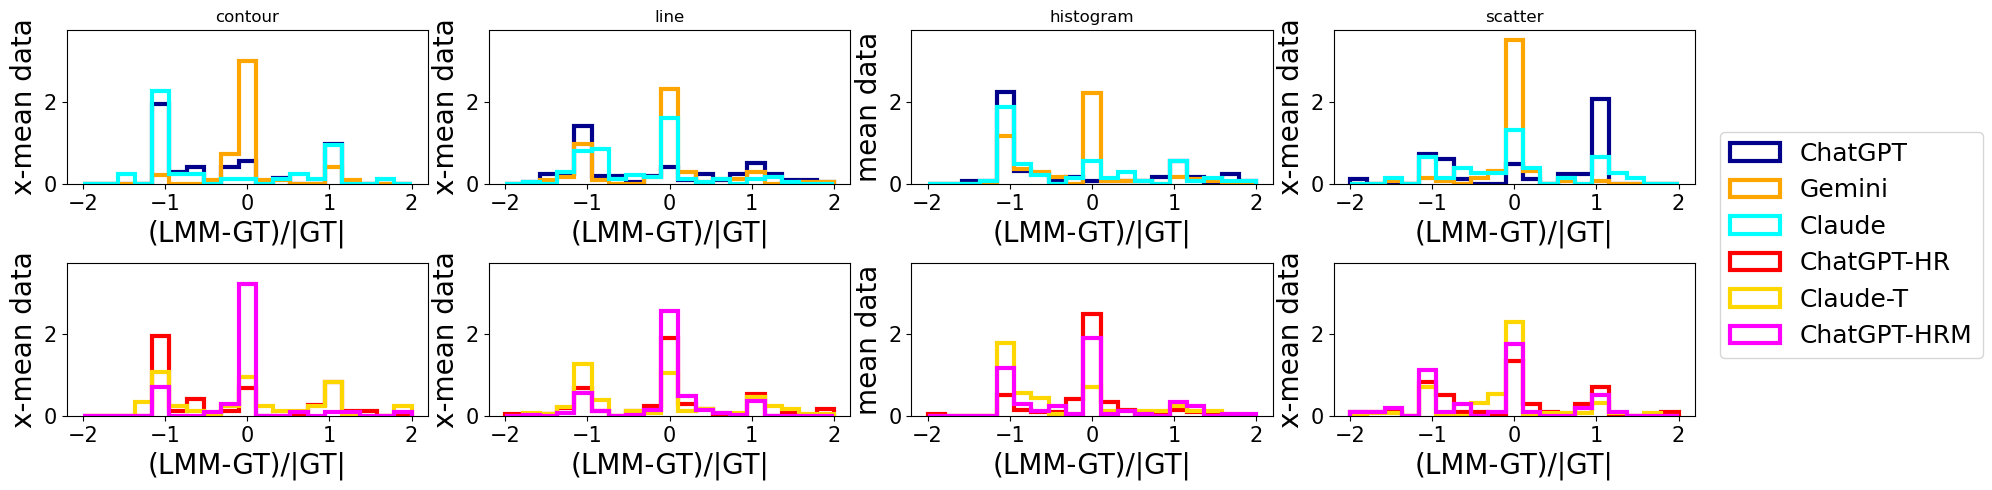
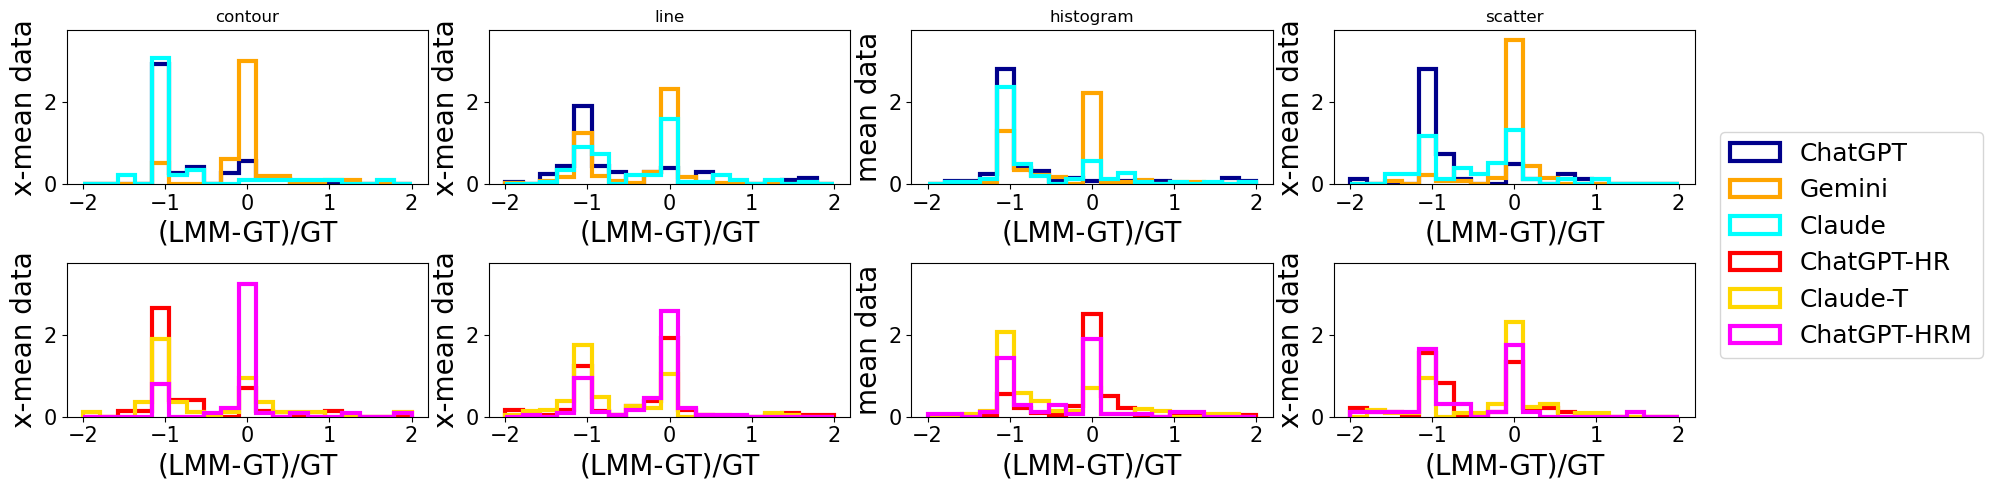
The change to this notebook cell's code, shown as a diff; its figure went from the first image to the second:
--- before
+++ after
@@ -10,5 +10,5 @@
 q['histogram'] = {'tag':'mean data','question':'What is the mean value of the data in this figure panel?', 'type':'float',  'norm':'diff'} # different!
 
-take_abs = True
+take_abs = False
 hmin = -2
 hmax = 2
@@ -112,4 +112,6 @@
 fig.tight_layout()
 fig.subplots_adjust(right=0.85)  # adjust this value based on legend width
-
-fig.savefig(save_fig_dir + 'mean_per_model_type.pdf')
+absadd = ''
+if not take_abs:
+    absadd += '_noabs'
+fig.savefig(save_fig_dir + 'mean_per_model_type'+absadd+'.pdf')

Commit: t